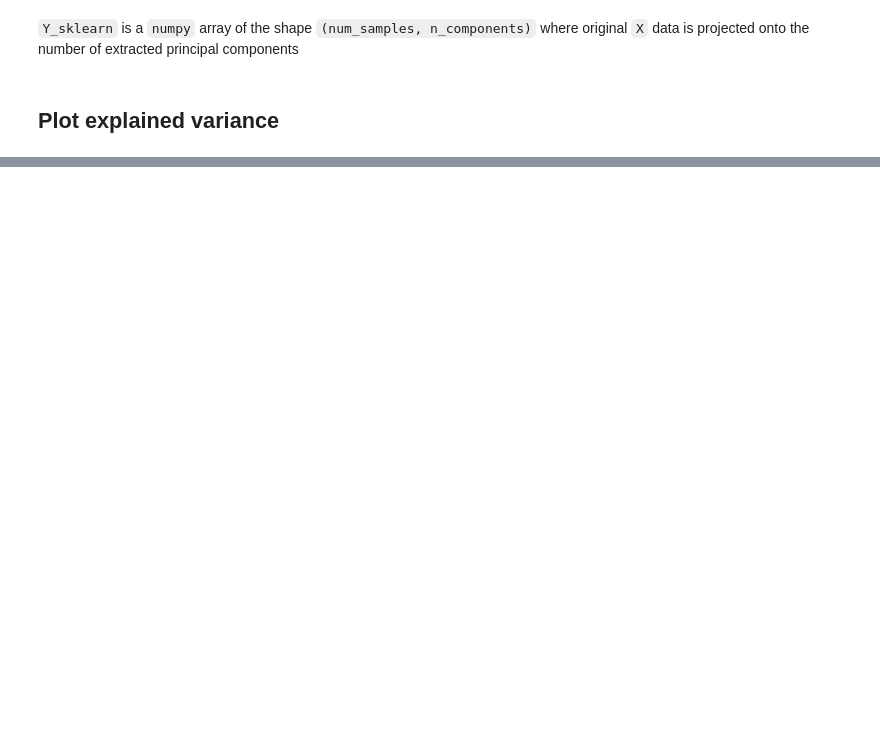
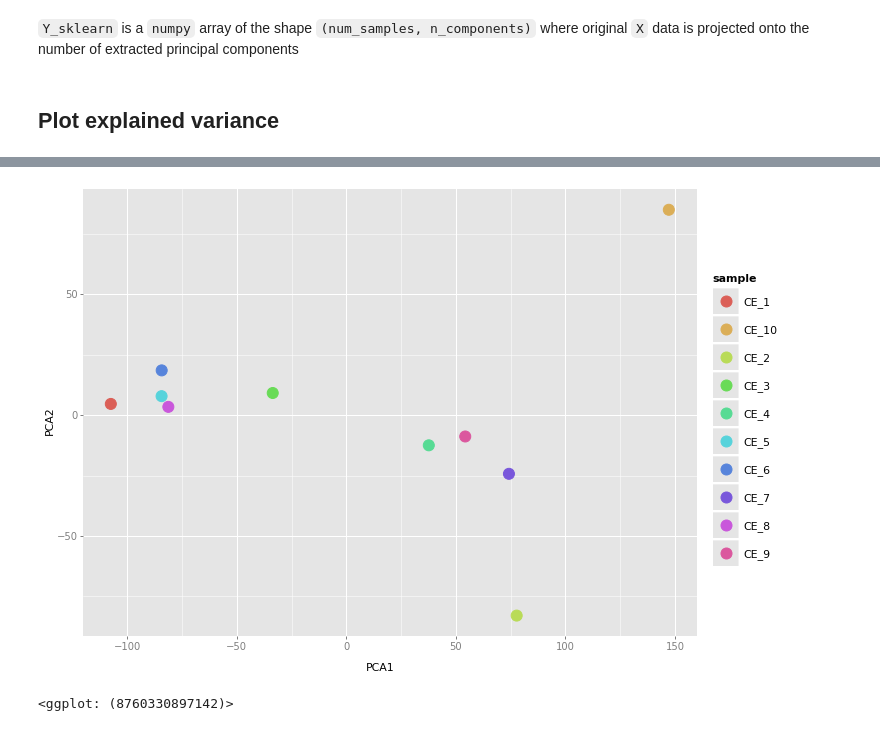
Before and after one commit to NudlerLab/biodata, a Jupyter notebook: sessions/CE PCA.ipynb, the cells around one changed output, grey strips where cells are left out. Cells and saved outputs as stored; diff of their text form; code cells hidden in the pictures; blank space fills up the shorter version.

```diff
--- a/sessions/CE PCA.ipynb
+++ b/sessions/CE PCA.ipynb
@@ -49,16 +137,19 @@ print(g)
 # %%
 pca_df = pd.DataFrame()
 pca_df['sample'] = ['CE_%i' % (x+1) for x in range(10)]
-pca_df['PCA1'] = 0
-pca_df['PCA2'] = 0
+pca_df['PCA1'] = Y_sklearn[:,0]
+pca_df['PCA2'] = Y_sklearn[:,1]
 
-for i in range(Y_sklearn.shape[0]):
-    pca_df.ix[i, 'PCA1'] = Y_sklearn[i,0]
-    pca_df.ix[i, 'PCA2'] = Y_sklearn[i,1]
+#for i in range(Y_sklearn.shape[0]):
+#    pca_df.ix[i, 'PCA1'] = Y_sklearn[i,0]
+#    pca_df.ix[i, 'PCA2'] = Y_sklearn[i,1]
 
 g = ggplot(pca_df, aes(x='PCA1', y='PCA2', color='sample')) \
     + geom_point(size=10)
 print(g)
+# %% [output]
+[figure, added]
+<ggplot: (8760330897142)>
 # %%
 pca_df = pd.DataFrame()
 pca_df['sample'] = ['CE_%i' % (x+1) for x in range(10)]
```
Also changed, not shown: parts of 10 cells of this notebook.
